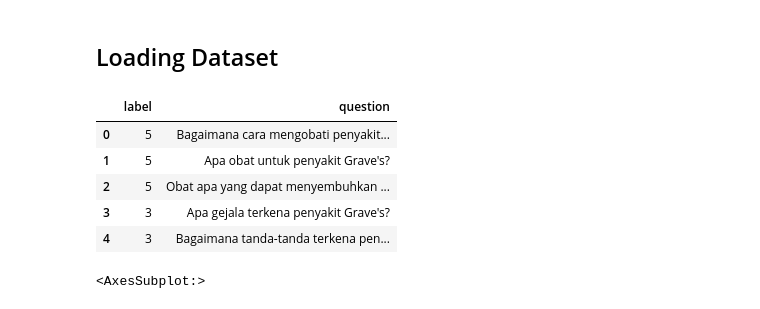
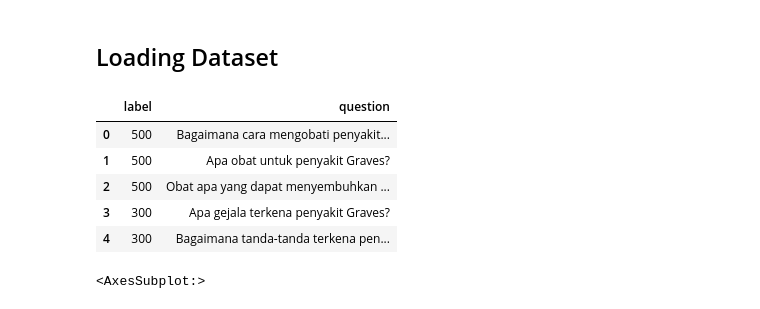
Before and after one commit to hollyyph/TiroidBot, a Jupyter notebook: IF5172_Experiment.ipynb, the cells around one changed output. Cells and saved outputs as stored; diff of their text form; code cells hidden in the pictures.

```diff
--- a/IF5172_Experiment.ipynb
+++ b/IF5172_Experiment.ipynb
@@ -51,15 +51,15 @@ from nltk.corpus import stopwords
 # %% [markdown]
 ## Loading Dataset
 # %%
-df = pd.read_csv('dataset2.csv')
+df = pd.read_csv('dataset.csv')
 df.head()
 # %% [output]
 |  | label | question |
-| 0 | 5 | Bagaimana cara mengobati penyakit... |
-| 1 | 5 | Apa obat untuk penyakit Grave's? |
-| 2 | 5 | Obat apa yang dapat menyembuhkan ... |
-| 3 | 3 | Apa gejala terkena penyakit Grave's? |
-| 4 | 3 | Bagaimana tanda-tanda terkena pen... |
+| 0 | 500 | Bagaimana cara mengobati penyakit... |
+| 1 | 500 | Apa obat untuk penyakit Graves? |
+| 2 | 500 | Obat apa yang dapat menyembuhkan ... |
+| 3 | 300 | Apa gejala terkena penyakit Graves? |
+| 4 | 300 | Bagaimana tanda-tanda terkena pen... |
 # %%
 # Summary
 df['label'].value_counts().plot(kind='bar')
```
Also changed, not shown: parts of 16 cells of this notebook, 8 other files.
